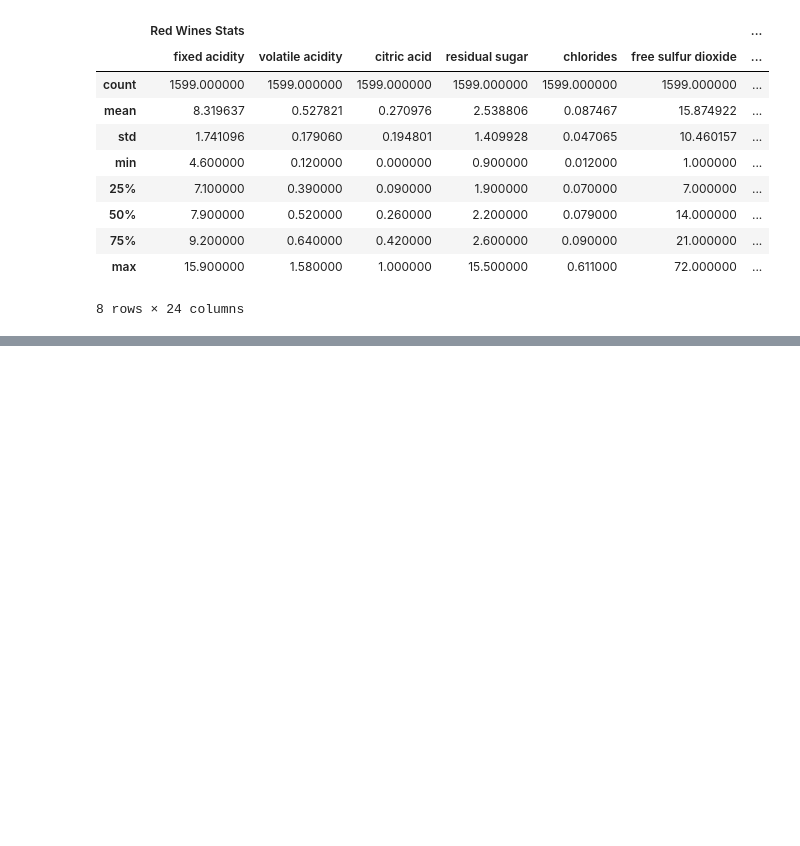
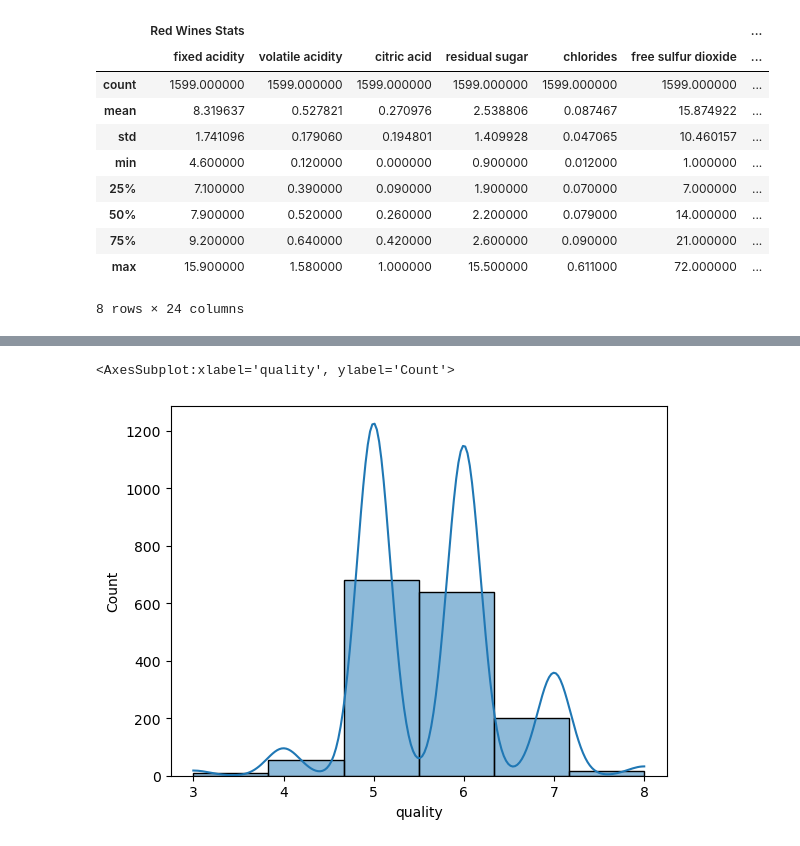
Before and after one commit to sfdatade/blueberry_winerys_project, a Jupyter notebook: BlueBerry_Winery_Project.ipynb, the cells around one changed output, grey strips where cells are left out. Cells and saved outputs as stored; diff of their text form; code cells hidden in the pictures; blank space fills up the shorter version.

```diff
--- a/BlueBerry_Winery_Project.ipynb
+++ b/BlueBerry_Winery_Project.ipynb
@@ -368,0 +442,13 @@ pd.concat([red_wine.describe(), white_wine.describe()], axis=1, keys=["Red Wines
+# %%
+#Now could you  create the code to build a plot to show the distribution of qualities?
+
+#Here's an example code using the seaborn library to create a histogram for the quality distribution in red wines:
+
+#This will create a histogram with the quality values on the x-axis and the count on the y-axis, with 6 bins and a kernel density estimate (KDE) curve overlaid. You can adjust the bins parameter to change the number of bins, and set kde=False to remove the KDE curve if you prefer. You can also adjust the data and x parameters to create a histogram for the quality distribution in white wines or other columns in the dataset.
+
+import seaborn as sns
+
+sns.histplot(data=red_wine, x='quality', bins=6, kde=True)
+# %% [output]
+<AxesSubplot:xlabel='quality', ylabel='Count'>
+[figure, added]
```
Also changed, not shown: parts of 3 cells of this notebook.
